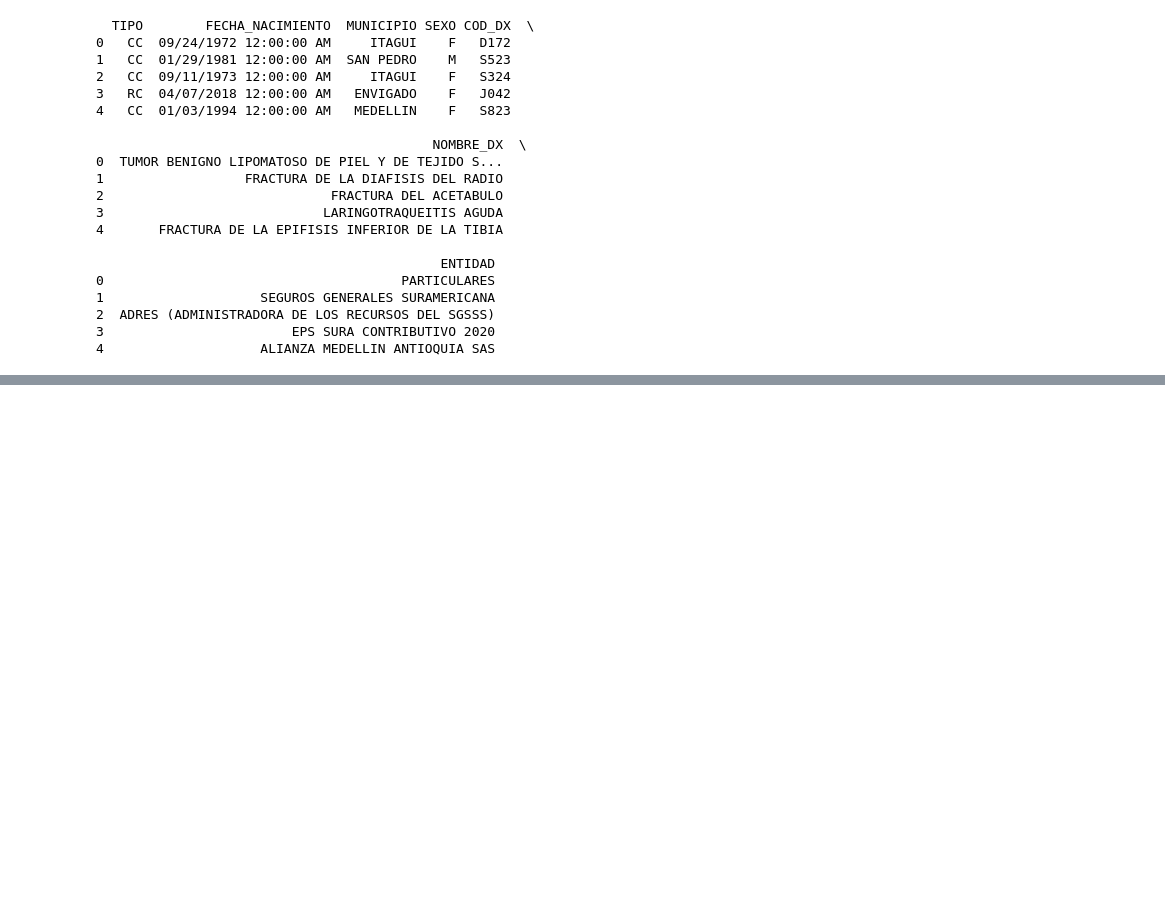
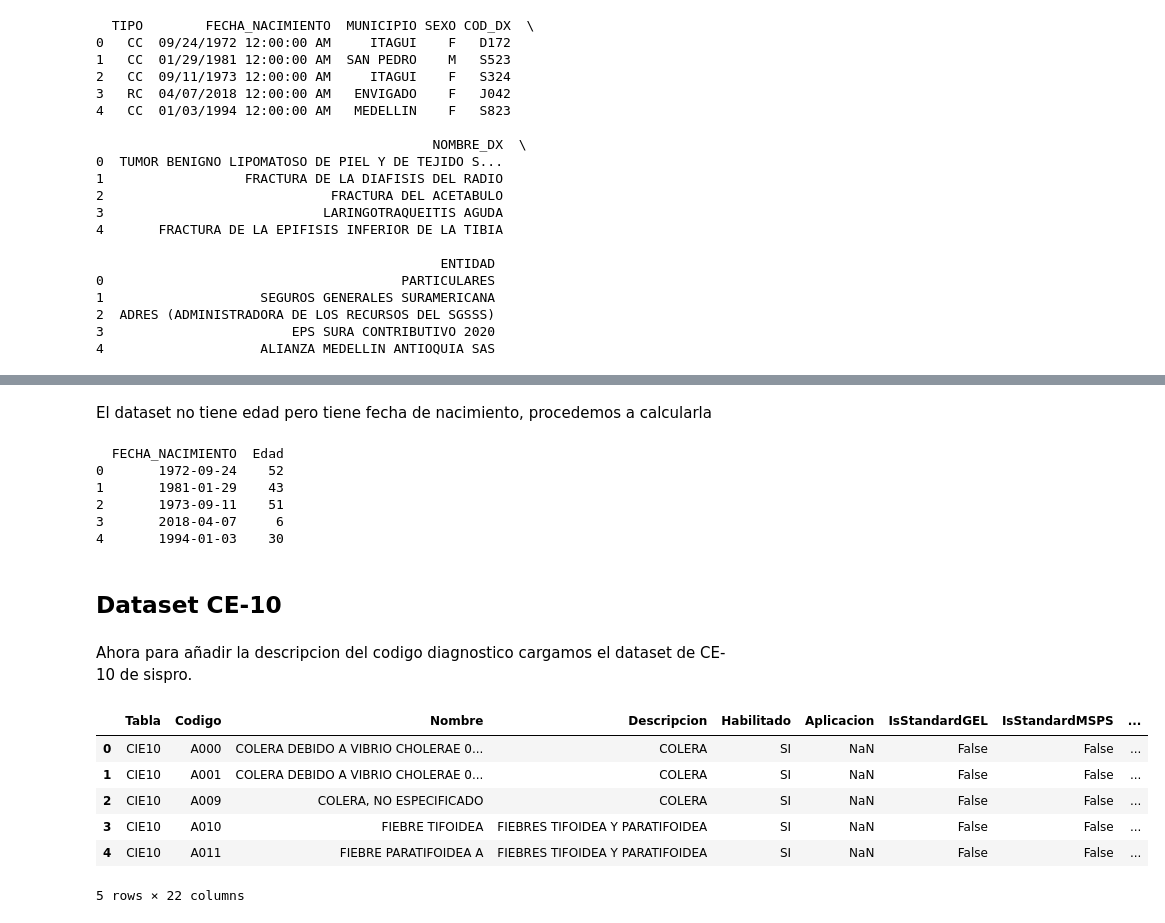
Before and after one commit to aisaza609/Interoperabilidad_Historias_clinicas, a Jupyter notebook: Normalizacion_Dataset_Neiva.ipynb, the cells around one changed output, grey strips where cells are left out. Drawn from its saved outputs; the diff is of its cells as text; code cells hidden in the pictures; blank space fills up the shorter version.

```diff
--- a/Normalizacion_Dataset_Neiva.ipynb
+++ b/Normalizacion_Dataset_Neiva.ipynb
@@ -82,0 +184,20 @@ To: /content/df_neiva.csv
+# %% [markdown]
+El dataset no tiene edad pero tiene fecha de nacimiento, procedemos a calcularla
+# %%
+
+
+# Convertir la columna de fecha de nacimiento a formato datetime
+df_neiva['FECHA_NACIMIENTO'] = pd.to_datetime(df_neiva['FECHA_NACIMIENTO'], errors='coerce')
+
+# Calcular la edad basándonos en la fecha actual y la fecha de nacimiento
+df_neiva['Edad'] = df_neiva['FECHA_NACIMIENTO'].apply(lambda x: (datetime.now() - x).days // 365 if pd.notnull(x) else None)
+
+# Mostrar algunas filas para verificar que la columna Edad se haya creado correctamente
+print(df_neiva[['FECHA_NACIMIENTO', 'Edad']].head())
+# %% [output]
+  FECHA_NACIMIENTO  Edad
+0       1972-09-24    52
+1       1981-01-29    43
+2       1973-09-11    51
+3       2018-04-07     6
+4       1994-01-03    30
@@ -82,0 +207,26 @@ To: /content/df_neiva.csv
+# %% [markdown]
+## Dataset CE-10
+# %% [markdown]
+Ahora para añadir la descripcion del codigo diagnostico cargamos el dataset de CE-10 de sispro.
+# %%
+# URL directa al archivo en GitHub
+url3 = 'https://raw.githubusercontent.com/aisaza609/Datos_a_la_U_grupo_2/main/Datasets%20externos/TablaReferencia_CIE10__1.xlsx'
+
+# Descargar el archivo desde GitHub
+response = requests.get(url3)
+if response.status_code == 200:
+    # Leer el contenido con pandas, especificando el motor como 'openpyxl'
+    excel_data = pd.read_excel(BytesIO(response.content), engine='openpyxl')
+    # Mostrar las primeras filas para verificar
+
+else:
+    print("No se pudo descargar el archivo.")
+excel_data.head()
+# %% [output]
+|  | Tabla | Codigo | Nombre | Descripcion | Habilitado | Aplicacion | IsStandardGEL | IsStandardMSPS | ... |
+| 0 | CIE10 | A000 | COLERA DEBIDO A VIBRIO CHOLERAE 0... | COLERA | SI | NaN | False | False | ... |
+| 1 | CIE10 | A001 | COLERA DEBIDO A VIBRIO CHOLERAE 0... | COLERA | SI | NaN | False | False | ... |
+| 2 | CIE10 | A009 | COLERA, NO ESPECIFICADO | COLERA | SI | NaN | False | False | ... |
+| 3 | CIE10 | A010 | FIEBRE TIFOIDEA | FIEBRES TIFOIDEA Y PARATIFOIDEA | SI | NaN | False | False | ... |
+| 4 | CIE10 | A011 | FIEBRE PARATIFOIDEA A | FIEBRES TIFOIDEA Y PARATIFOIDEA | SI | NaN | False | False | ... |
+5 rows × 22 columns
```
Also changed, not shown: parts of 30 cells of this notebook.
